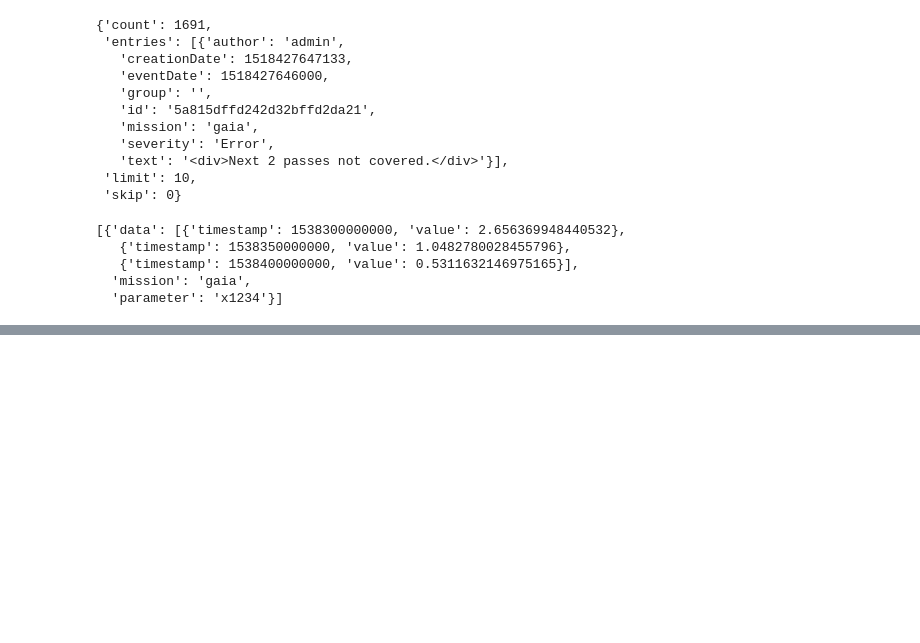
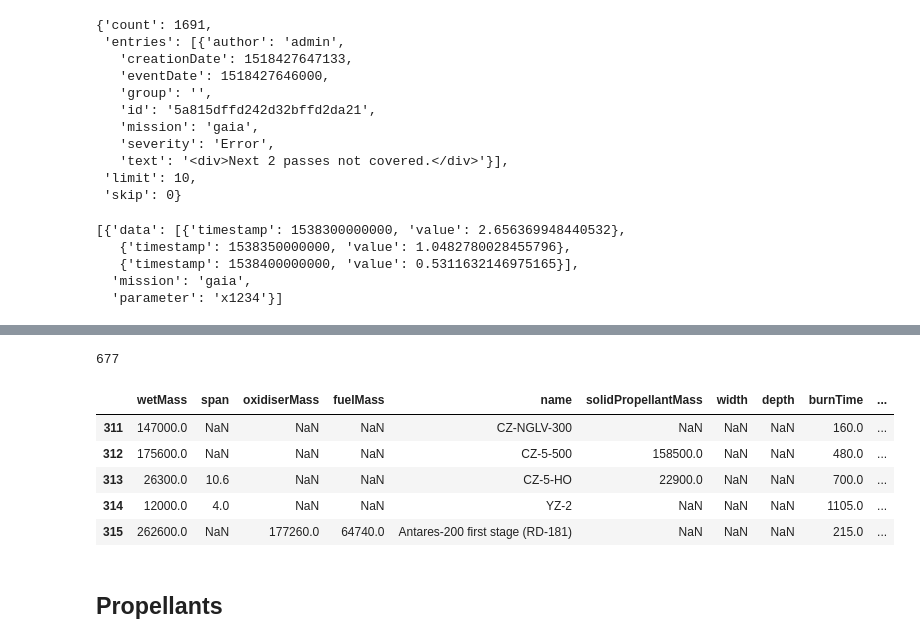
Before and after one commit to PaulDrm/DISCOSQA, a Jupyter notebook: data-requests.ipynb, the cells around one changed output, grey strips where cells are left out. Saved outputs shown, nothing was run; the diff lists cells and outputs as text; code cells hidden in the pictures; blank space fills up the shorter version.

```diff
--- a/data-requests.ipynb
+++ b/data-requests.ipynb
@@ -193,0 +490,2 @@ resp_json
+# %%
+dataStage, _ = requestAllAndWait(pageName="/api/launch-vehicles/stages", include="propellant")
@@ -193,0 +515,16 @@ resp_json
+# %%
+len(dataStage)
+# %% [output]
+677
+# %%
+rel_att = ['propellant']
+stage_df = data2df(dataStage, rel_att)
+
+stage_df.head()
+# %% [output]
+|  | wetMass | span | oxidiserMass | fuelMass | name | solidPropellantMass | width | depth | burnTime | ... |
+| 311 | 147000.0 | NaN | NaN | NaN | CZ-NGLV-300 | NaN | NaN | NaN | 160.0 | ... |
+| 312 | 175600.0 | NaN | NaN | NaN | CZ-5-500 | 158500.0 | NaN | NaN | 480.0 | ... |
+| 313 | 26300.0 | 10.6 | NaN | NaN | CZ-5-HO | 22900.0 | NaN | NaN | 700.0 | ... |
+| 314 | 12000.0 | 4.0 | NaN | NaN | YZ-2 | NaN | NaN | NaN | 1105.0 | ... |
+| 315 | 262600.0 | NaN | 177260.0 | 64740.0 | Antares-200 first stage (RD-181) | NaN | NaN | NaN | 215.0 | ... |
@@ -193,0 +533,2 @@ resp_json
+# %% [markdown]
+## Propellants
```
Also changed, not shown: parts of 82 cells of this notebook, 1 other file.
